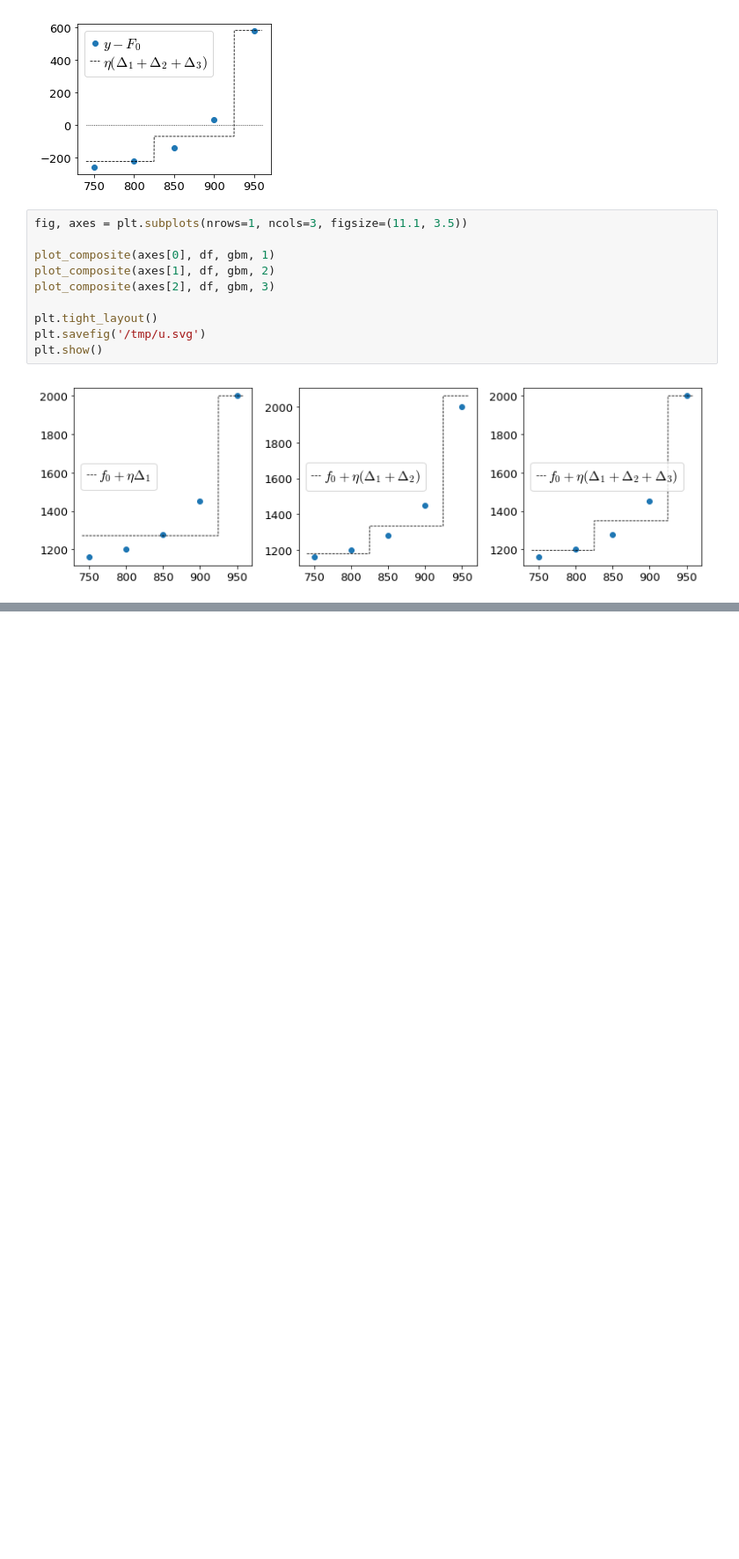
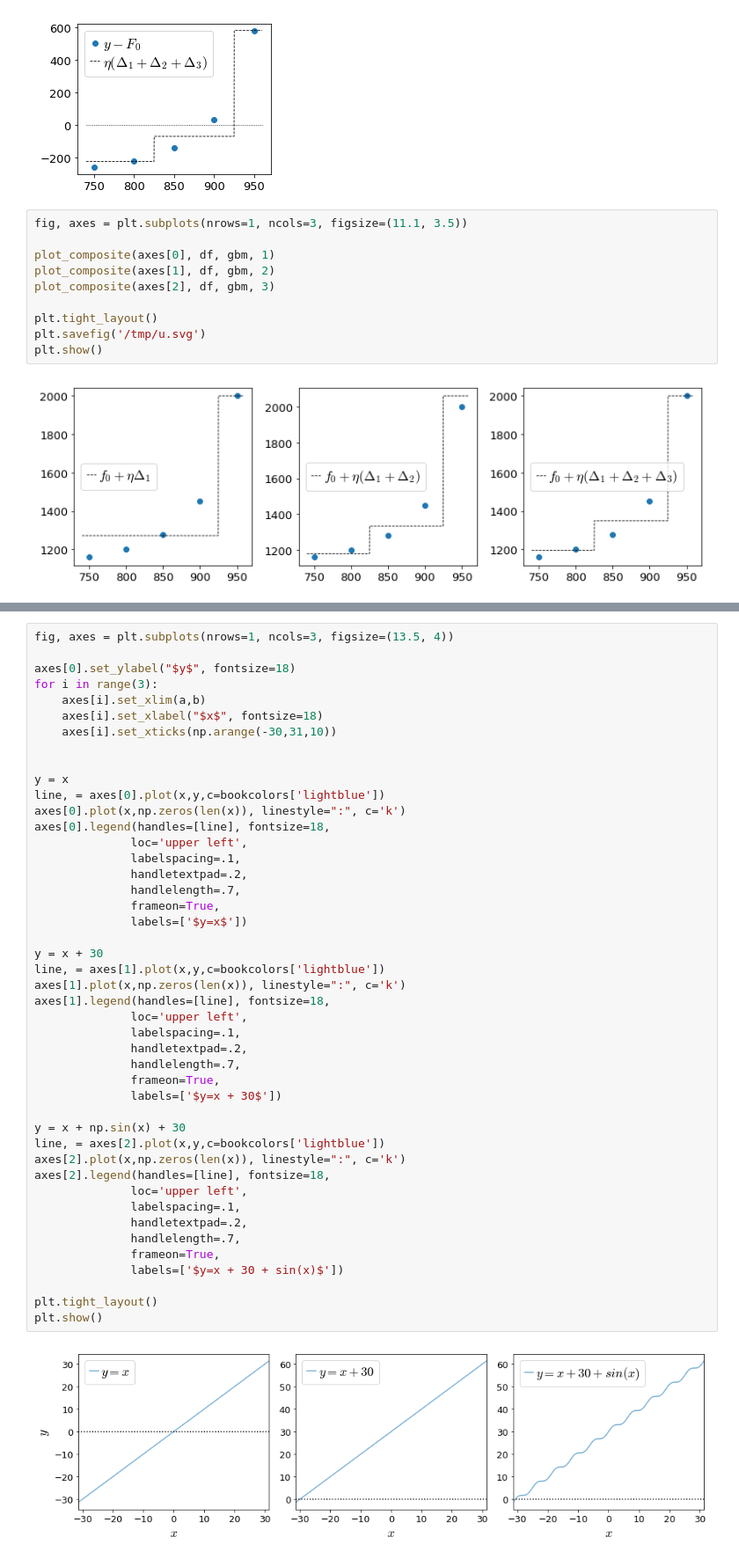
Before and after one commit to parrt/ml-articles, a Jupyter notebook: gradient-boosting/notebooks/dev-mse.ipynb, the cells around one changed output, grey strips where cells are left out. Shown at 88% size. Saved outputs shown, nothing was run; the diff lists cells and outputs as text; blank space fills up the shorter version.

```diff
--- a/gradient-boosting/notebooks/dev-mse.ipynb
+++ b/gradient-boosting/notebooks/dev-mse.ipynb
@@ -237,0 +305,47 @@ plt.show()
+# %%
+fig, axes = plt.subplots(nrows=1, ncols=3, figsize=(13.5, 4))
+
+axes[0].set_ylabel("$y$", fontsize=18)
+for i in range(3):
+    axes[i].set_xlim(a,b)
+    axes[i].set_xlabel("$x$", fontsize=18)
+    axes[i].set_xticks(np.arange(-30,31,10))
+
+
+y = x
+line, = axes[0].plot(x,y,c=bookcolors['lightblue'])
+axes[0].plot(x,np.zeros(len(x)), linestyle=":", c='k')
+axes[0].legend(handles=[line], fontsize=18,
+              loc='upper left',
+              labelspacing=.1,
+              handletextpad=.2,
+              handlelength=.7,
+              frameon=True,
+              labels=['$y=x$'])
+
+y = x + 30
+line, = axes[1].plot(x,y,c=bookcolors['lightblue'])
+axes[1].plot(x,np.zeros(len(x)), linestyle=":", c='k')
+axes[1].legend(handles=[line], fontsize=18,
+              loc='upper left',
+              labelspacing=.1,
+              handletextpad=.2,
+              handlelength=.7,
+              frameon=True,
+              labels=['$y=x + 30$'])
+
+y = x + np.sin(x) + 30
+line, = axes[2].plot(x,y,c=bookcolors['lightblue'])
+axes[2].plot(x,np.zeros(len(x)), linestyle=":", c='k')
+axes[2].legend(handles=[line], fontsize=18,
+              loc='upper left',
+              labelspacing=.1,
+              handletextpad=.2,
+              handlelength=.7,
+              frameon=True,
+              labels=['$y=x + 30 + sin(x)$'])
+
+plt.tight_layout()
+plt.show()
+# %% [output]
+[figure, added]
```
Also changed, not shown: parts of 5 cells of this notebook, 2 other files.
